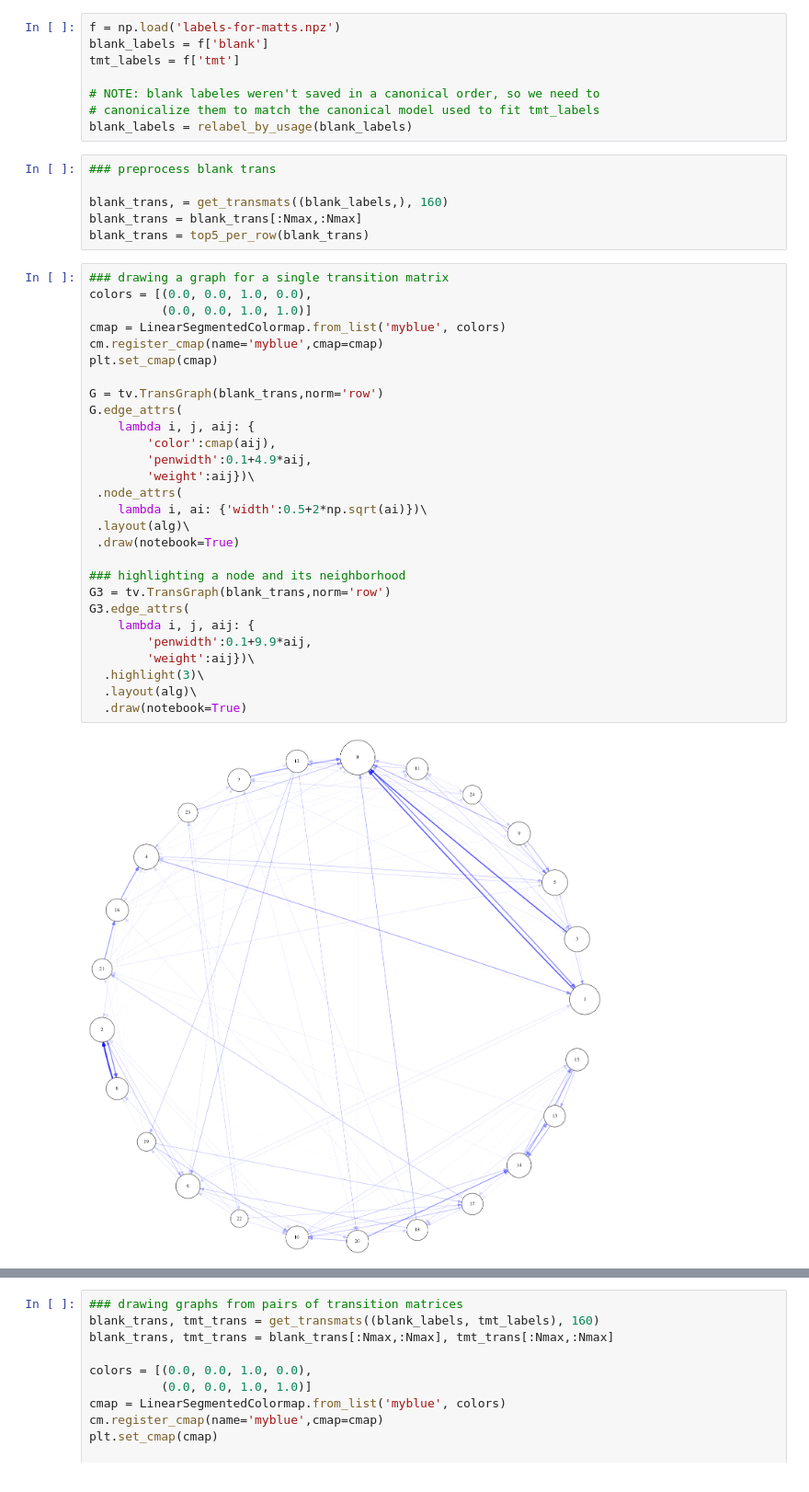
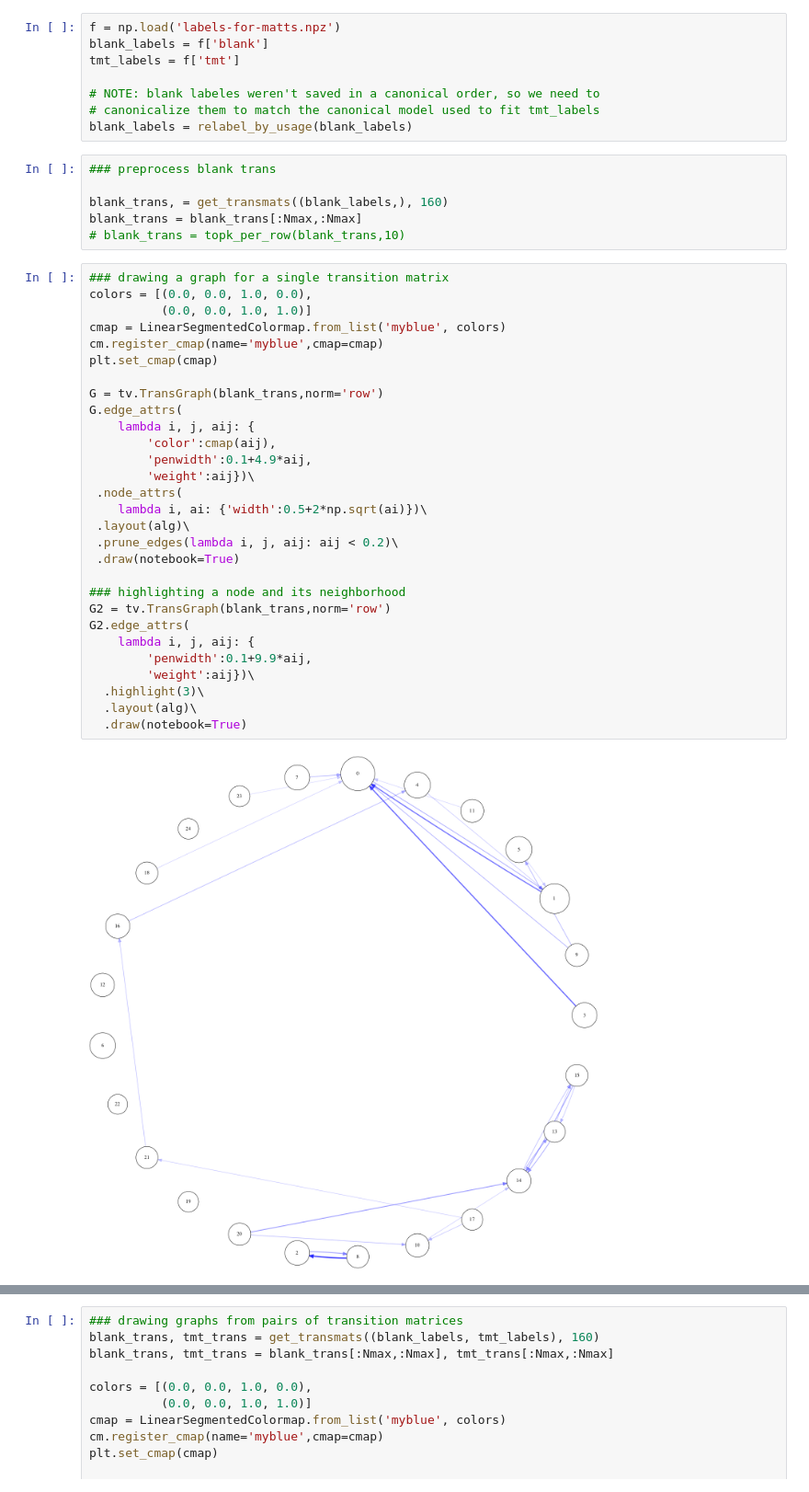
Before and after one commit to afcarl/transviz, a Jupyter notebook: Trans Graphs.ipynb, the cells around one changed output, grey strips where cells are left out. Shown at 92% size. Saved outputs shown, nothing was run; the diff lists cells and outputs as text.

Commit message:
add prune_edges, change from top5 to topk

```diff
--- a/Trans Graphs.ipynb
+++ b/Trans Graphs.ipynb
@@ -28,34 +28,35 @@ blank_labels = relabel_by_usage(blank_labels)
 
 blank_trans, = get_transmats((blank_labels,), 160)
 blank_trans = blank_trans[:Nmax,:Nmax]
-blank_trans = top5_per_row(blank_trans)
+# blank_trans = topk_per_row(blank_trans,10)
 # %%
 ### drawing a graph for a single transition matrix
 colors = [(0.0, 0.0, 1.0, 0.0),
           (0.0, 0.0, 1.0, 1.0)]
 cmap = LinearSegmentedColormap.from_list('myblue', colors)
 cm.register_cmap(name='myblue',cmap=cmap)
 plt.set_cmap(cmap)
 
 G = tv.TransGraph(blank_trans,norm='row')
 G.edge_attrs(
     lambda i, j, aij: {
         'color':cmap(aij),
         'penwidth':0.1+4.9*aij,
         'weight':aij})\
  .node_attrs(
     lambda i, ai: {'width':0.5+2*np.sqrt(ai)})\
  .layout(alg)\
+ .prune_edges(lambda i, j, aij: aij < 0.2)\
  .draw(notebook=True)
 
 ### highlighting a node and its neighborhood
-G3 = tv.TransGraph(blank_trans,norm='row')
-G3.edge_attrs(
+G2 = tv.TransGraph(blank_trans,norm='row')
+G2.edge_attrs(
     lambda i, j, aij: {
         'penwidth':0.1+9.9*aij,
         'weight':aij})\
   .highlight(3)\
   .layout(alg)\
   .draw(notebook=True)
 # %% [output]
-[figure, old version]
+[figure, new version]
```
Also changed, not shown: parts of 2 cells of this notebook, 2 other files.
